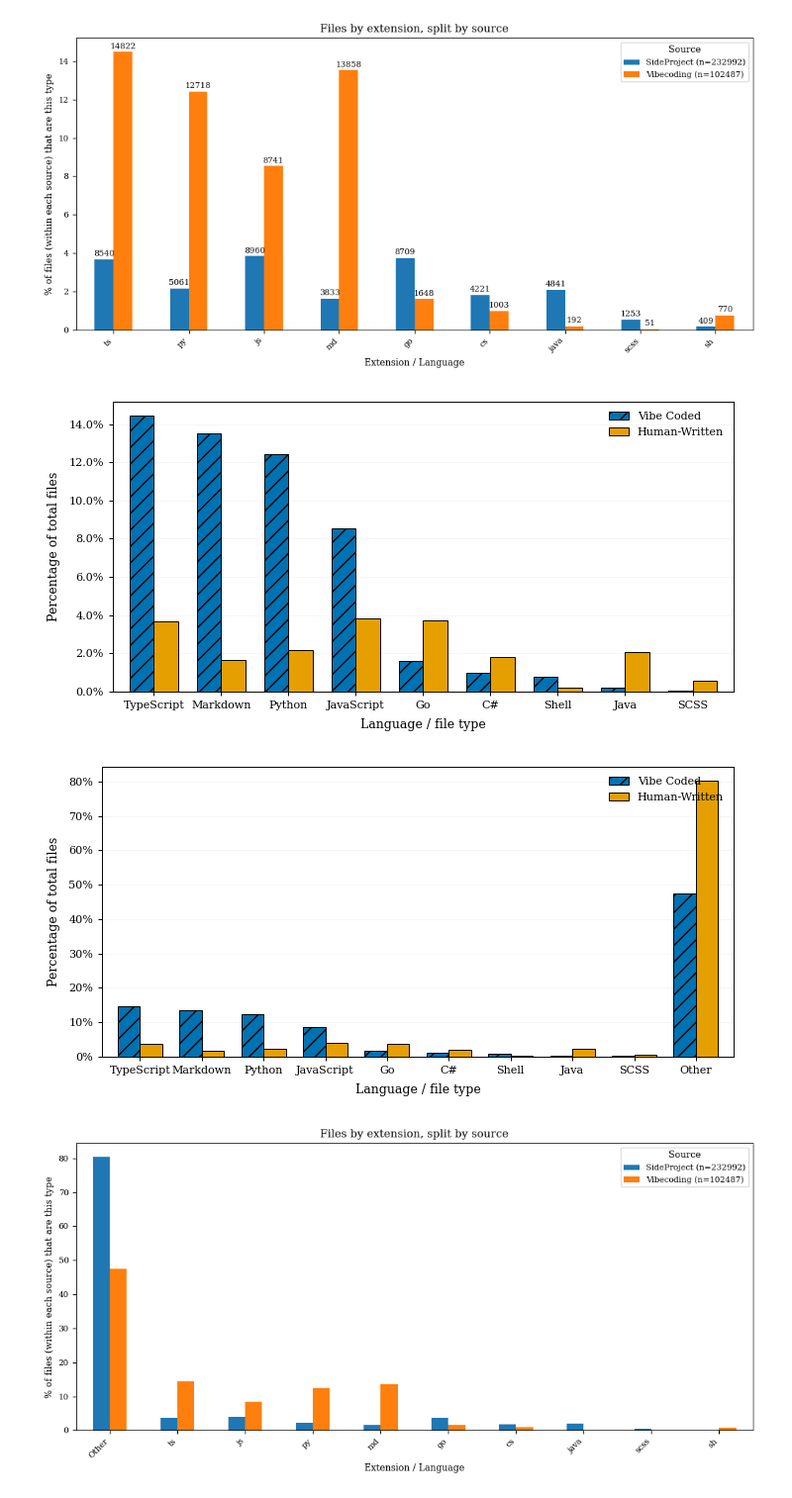
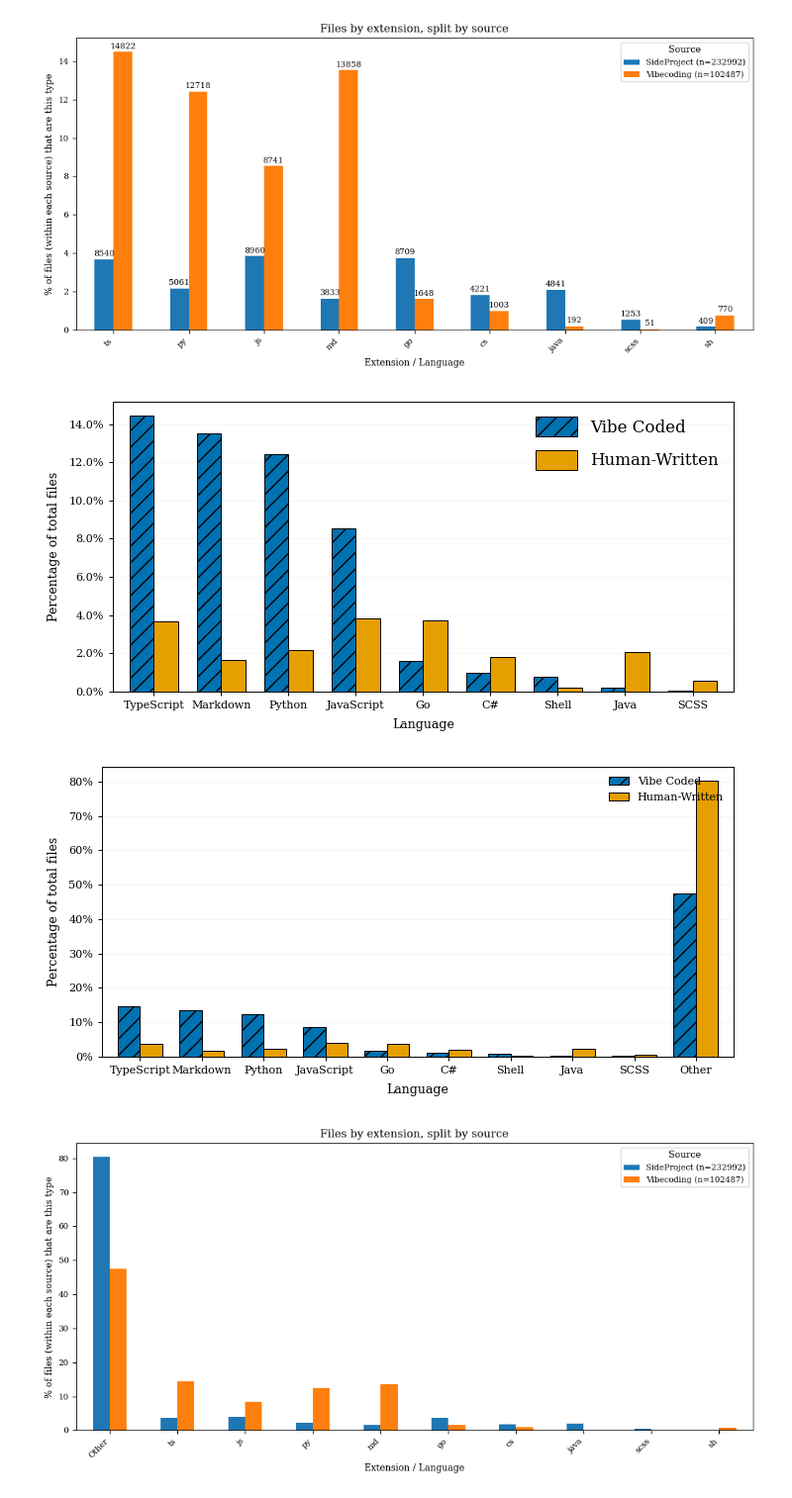
Before and after one commit to aefree2/Vibe_Coding_Personal_Projects, a Jupyter notebook: non_functional/viz_notebooks/lang_viz.ipynb, the cells around one changed output. Shown at 99% size. Drawn from its saved outputs; the diff is of its cells as text; code cells hidden in the pictures.

```diff
--- a/non_functional/viz_notebooks/lang_viz.ipynb
+++ b/non_functional/viz_notebooks/lang_viz.ipynb
@@ -456,7 +456,7 @@ for container, hatch in zip(
 #     labelpad=6
 # )
 
-ax.set_xlabel("Language / file type", labelpad=6)
+ax.set_xlabel("Language", labelpad=6)
 
 ax.set_ylabel(
     "Percentage of projects",
@@ -533,7 +533,10 @@ ax.legend(
     handles=legend_handles,
     loc="upper right",
     frameon=False,
-    handlelength=1.8,
+    fontsize=12,          # bump from the default (~8-9 in your rcParams) to make text larger
+    handlelength=2.5,      # longer legend swatches (was 1.8)
+    handleheight=1.5,      # taller swatches, useful for Patch handles
+    labelspacing=0.8,      # more vertical space between entries
     borderaxespad=0.5
 )
 
@@ -746,7 +749,7 @@ for container, hatch in zip(
 # ---------------------------------------------------------
 
 ax.set_xlabel(
-    "Language / file type",
+    "Language",
     labelpad=6
 )
 
@@ -822,35 +825,38 @@ legend_handles = [
     Patch(
         facecolor="#E69F00",
         edgecolor="black",
         linewidth=0.7,
         label="Human-Written"
     )
 ]
 
 ax.legend(
     handles=legend_handles,
     loc="upper right",
     frameon=False,
-    handlelength=1.8,
+    fontsize=12,          # bump from the default (~8-9 in your rcParams) to make text larger
+    handlelength=2.5,      # longer legend swatches (was 1.8)
+    handleheight=1.5,      # taller swatches, useful for Patch handles
+    labelspacing=0.8,      # more vertical space between entries
     borderaxespad=0.5
 )
 
 
 # ---------------------------------------------------------
 # Layout
 # ---------------------------------------------------------
 
 fig.tight_layout()
 
 plt.show()
 
 fig.savefig(
     "file_type_distribution.pdf",
     format="pdf",
     bbox_inches="tight"
 )
 # %% [output]
-[figure, old version]
+[figure, new version]
 # %%
 import numpy as np
 import matplotlib.pyplot as plt
@@ -1030,7 +1036,7 @@ for container, hatch in zip(
 # ---------------------------------------------------------
 
 ax.set_xlabel(
-    "Language / file type",
+    "Language",
     labelpad=6
 )
 
@@ -1134,7 +1140,7 @@ fig.savefig(
     bbox_inches="tight"
 )
 # %% [output]
-[figure, old version]
+[figure, new version]
 # %%
 # 3. Count number of files per extension, split by source
 counts = df_extn.groupby(["extn", "source"]).size().unstack(fill_value=0)
```
Also changed, not shown: parts of 14 cells of this notebook, 2 other files.
